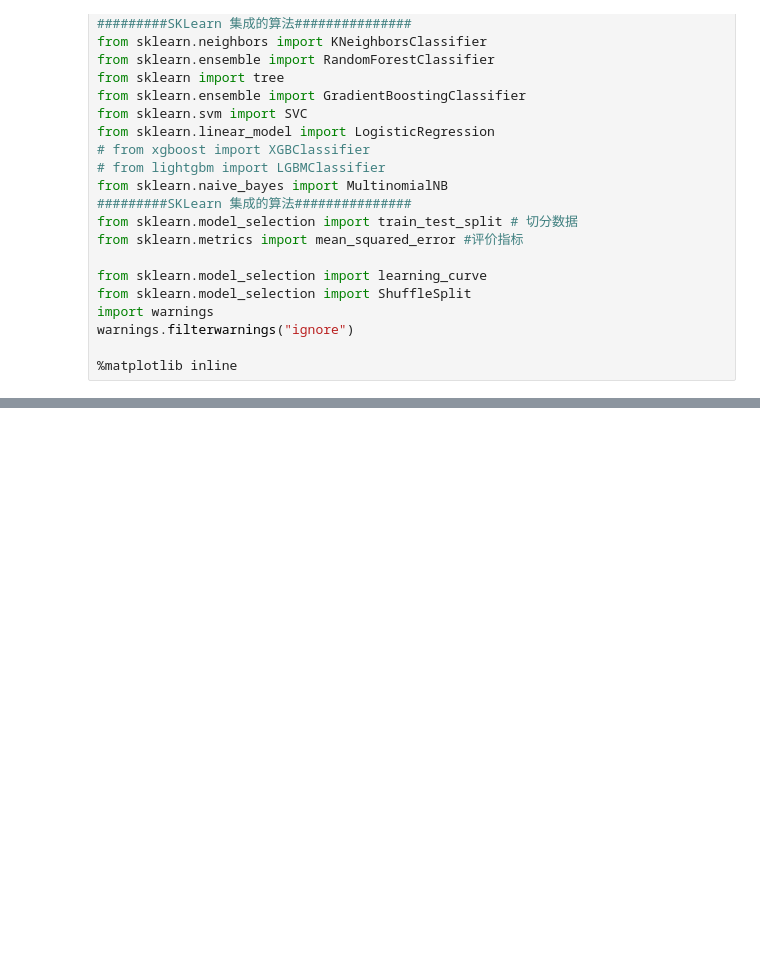
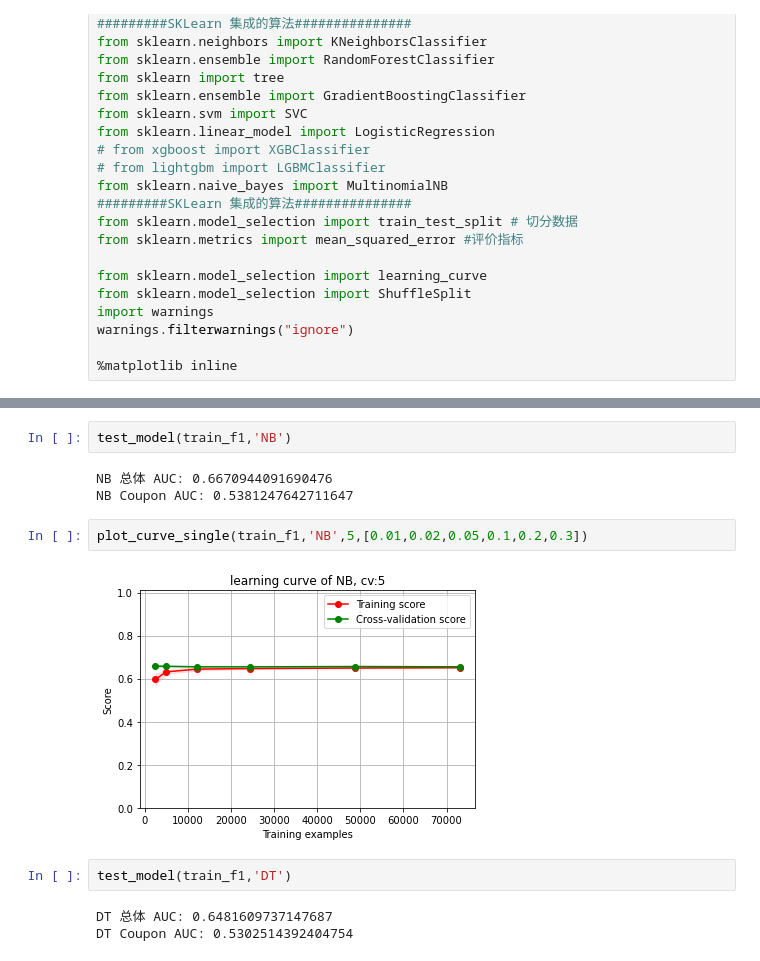
Before and after one commit to AlieZVzz/Tianchi-Data-Analy, a Jupyter notebook: O2O优惠券预测/模型训练.ipynb, the cells around one changed output, grey strips where cells are left out. Saved outputs shown, nothing was run; the diff lists cells and outputs as text; blank space fills up the shorter version.

```diff
--- a/O2O优惠券预测/模型训练.ipynb
+++ b/O2O优惠券预测/模型训练.ipynb
@@ -32,0 +260,14 @@ warnings.filterwarnings("ignore")
+# %%
+test_model(train_f1,'NB')
+# %% [output]
+NB 总体 AUC: 0.6670944091690476
+NB Coupon AUC: 0.5381247642711647
+# %%
+plot_curve_single(train_f1,'NB',5,[0.01,0.02,0.05,0.1,0.2,0.3])
+# %% [output]
+[figure, added]
+# %%
+test_model(train_f1,'DT')
+# %% [output]
+DT 总体 AUC: 0.6481609737147687
+DT Coupon AUC: 0.5302514392404754
```
Also changed, not shown: parts of 19 cells of this notebook, 1 other file.
